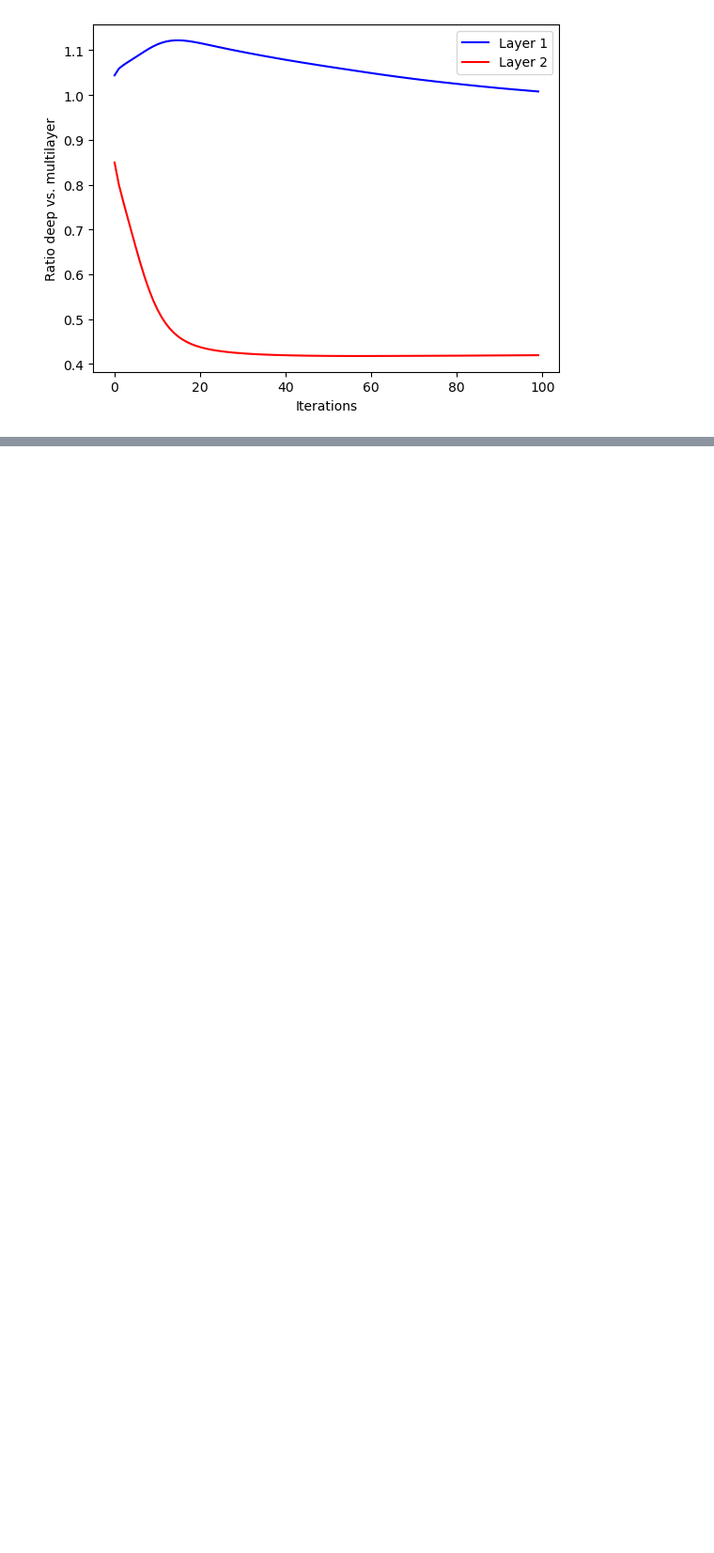
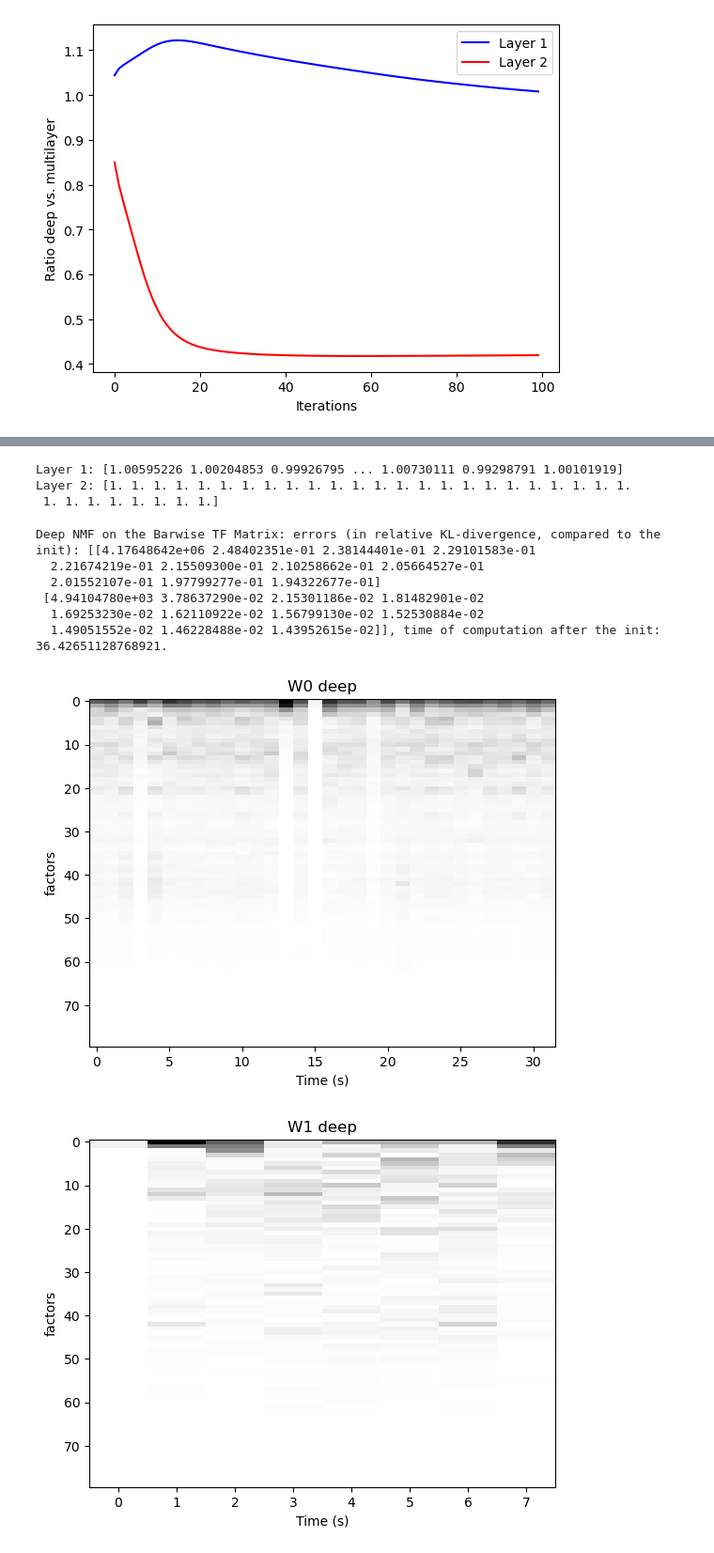
Before and after one commit to ax-le/Deep_NMF_Audio, a Jupyter notebook: notebook_compute_deep_nmf.ipynb, the cells around one changed output, grey strips where cells are left out. Shown: that part at 94% size. Cells and saved outputs as stored; diff of their text form; code cells hidden in the pictures; blank space fills up the shorter version.

```diff
--- a/notebook_compute_deep_nmf.ipynb
+++ b/notebook_compute_deep_nmf.ipynb
@@ -121,0 +150,26 @@ Layer 2: [1. 1. 1. 1. 1. 1. 1. 1.]
+# %%
+# Check the constraints on H_l
+l = 0
+print("Layer 1:", np.sum(H_multi[l], axis=0))
+l = 1
+print("Layer 2:", np.sum(H_multi[l], axis=0))
+# %% [output]
+Layer 1: [1.00595226 1.00204853 0.99926795 ... 1.00730111 0.99298791 1.00101919]
+Layer 2: [1. 1. 1. 1. 1. 1. 1. 1. 1. 1. 1. 1. 1. 1. 1. 1. 1. 1. 1. 1. 1. 1. 1. 1.
+ 1. 1. 1. 1. 1. 1. 1. 1.]
+# %%
+# Call of deep KL NMF
+W_deep, H_deep, errors_deep, toc_deep = dnmf.deep_KL_NMF(spectrogram, all_ranks = all_ranks, n_iter_max_each_nmf = n_iter_deep_init, n_iter_max_deep_loop = n_iter_deep, HnormType = 'cols', return_errors=True)
+print(f"Deep NMF on the Barwise TF Matrix: errors (in relative KL-divergence, compared to the init): {errors_deep}, time of computation after the init: {np.sum(toc_deep)}.")
+if plotting: # If you want to plot
+    for i in range(len(W_deep)):
+        plot_me_this_spectrogram(W_deep[i], title= f"W{i} deep", x_axis = "Time (s)", y_axis = "factors")
+# %% [output]
+Deep NMF on the Barwise TF Matrix: errors (in relative KL-divergence, compared to the init): [[4.17648642e+06 2.48402351e-01 2.38144401e-01 2.29101583e-01
+  2.21674219e-01 2.15509300e-01 2.10258662e-01 2.05664527e-01
+  2.01552107e-01 1.97799277e-01 1.94322677e-01]
+ [4.94104780e+03 3.78637290e-02 2.15301186e-02 1.81482901e-02
+  1.69253230e-02 1.62110922e-02 1.56799130e-02 1.52530884e-02
+  1.49051552e-02 1.46228488e-02 1.43952615e-02]], time of computation after the init: 36.42651128768921.
+[figure, added]
+[figure, added]
```
Also changed, not shown: parts of 8 cells of this notebook, 3 other files.
